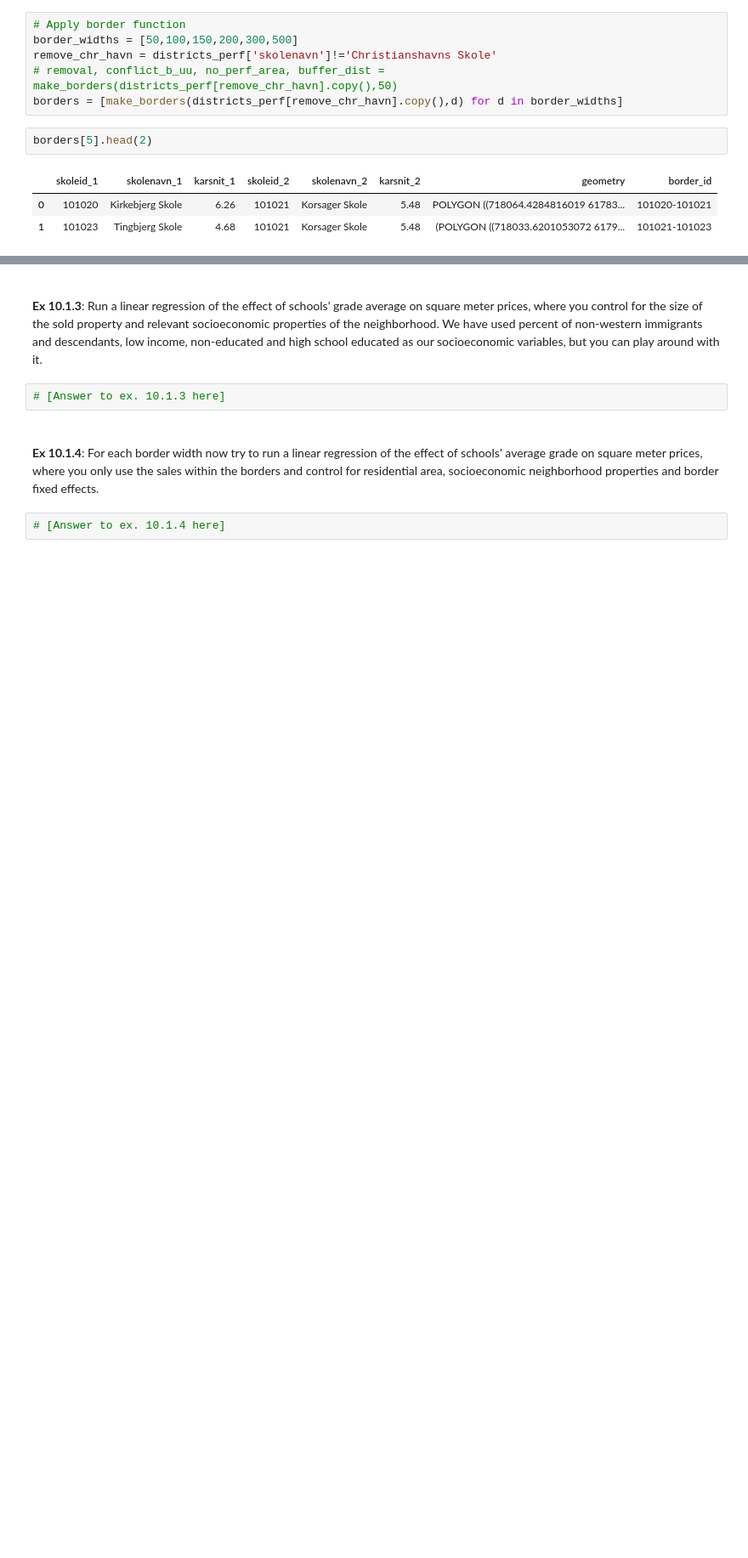
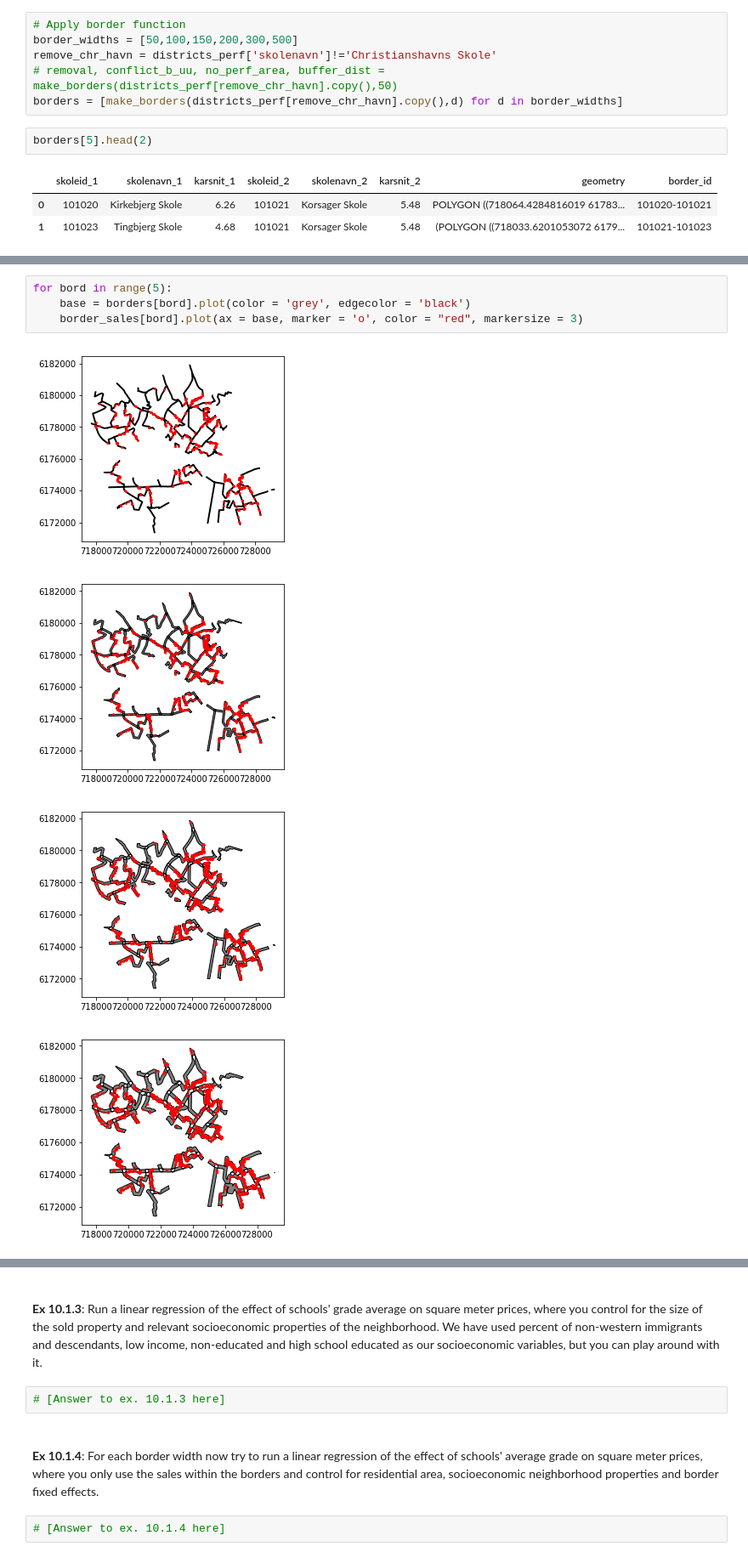
Before and after one commit to Morten-Esketveit/TSDS-gruppe-2019, a Jupyter notebook: assignment_3.ipynb, the cells around one changed output, grey strips where cells are left out. Shown: that part at 85% size. Saved outputs shown, nothing was run; the diff lists cells and outputs as text; blank space fills up the shorter version.

```diff
--- a/assignment_3.ipynb
+++ b/assignment_3.ipynb
@@ -434,0 +451,9 @@ districts.plot(color='lightgrey',ax=border_sales_plt[1][0])
+# %%
+for bord in range(5):
+    base = borders[bord].plot(color = 'grey', edgecolor = 'black')
+    border_sales[bord].plot(ax = base, marker = 'o', color = "red", markersize = 3)
+# %% [output]
+[figure, added]
+[figure, added]
+[figure, added]
+[figure, added]
```
Also changed, not shown: parts of 6 cells of this notebook.
